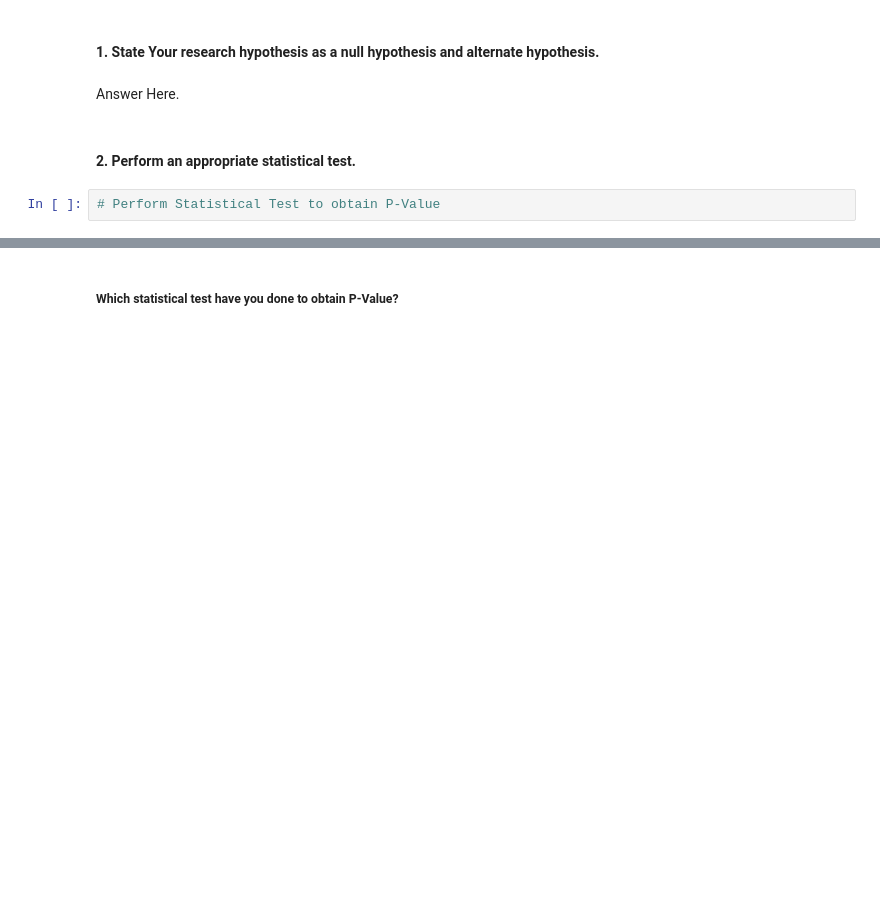
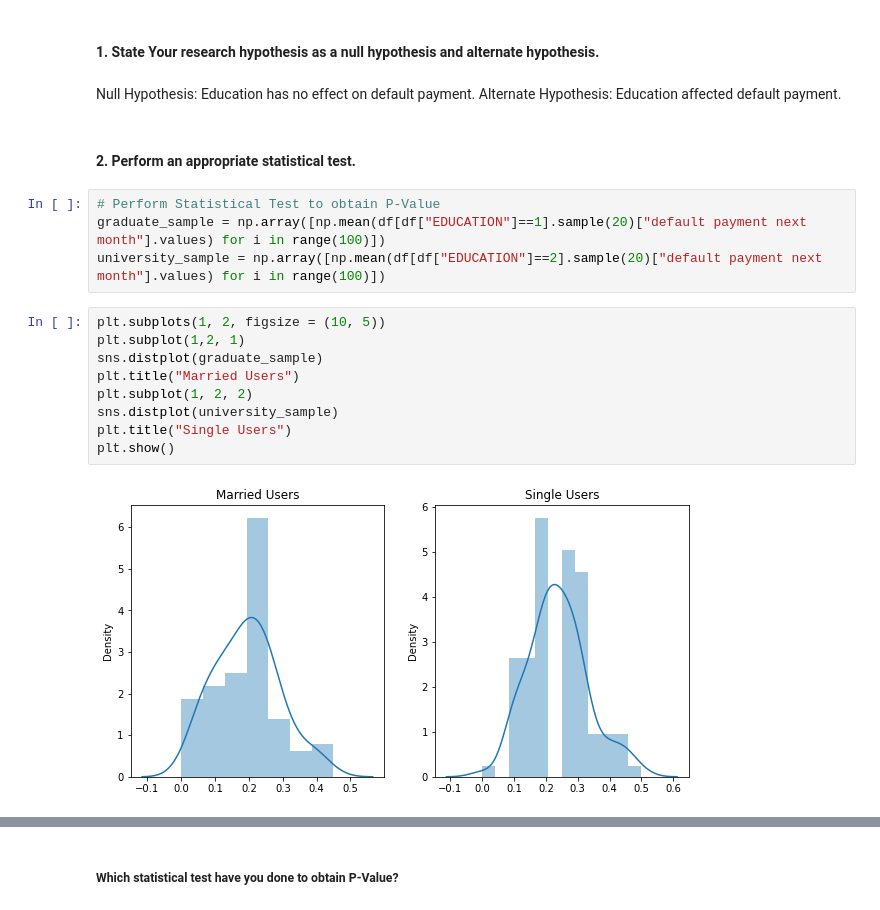
Before and after one commit to aaravpanchal/Credit-Card-Default-Prediction, a Jupyter notebook: Credit_Card_Default_Prediction.ipynb, the cells around one changed output, grey strips where cells are left out. Drawn from its saved outputs; the diff is of its cells as text; blank space fills up the shorter version.

```diff
--- a/Credit_Card_Default_Prediction.ipynb
+++ b/Credit_Card_Default_Prediction.ipynb
@@ -799,9 +897,23 @@ Answer Here.
 ### Hypothetical Statement - 3
 # %% [markdown]
 #### 1. State Your research hypothesis as a null hypothesis and alternate hypothesis.
-# %% [markdown]
-Answer Here.
+# %% [markdown]
+Null Hypothesis: Education has no effect on default payment.
+Alternate Hypothesis: Education affected default payment.
 # %% [markdown]
 #### 2. Perform an appropriate statistical test.
-# %%
-# Perform Statistical Test to obtain P-Value
+# %%
+# Perform Statistical Test to obtain P-Value
+graduate_sample = np.array([np.mean(df[df["EDUCATION"]==1].sample(20)["default payment next month"].values) for i in range(100)])
+university_sample = np.array([np.mean(df[df["EDUCATION"]==2].sample(20)["default payment next month"].values) for i in range(100)])
+# %%
+plt.subplots(1, 2, figsize = (10, 5))
+plt.subplot(1,2, 1)
+sns.distplot(graduate_sample)
+plt.title("Married Users")
+plt.subplot(1, 2, 2)
+sns.distplot(university_sample)
+plt.title("Single Users")
+plt.show()
+# %% [output]
+[figure, added]
```
Also changed, not shown: parts of 40 cells of this notebook.
